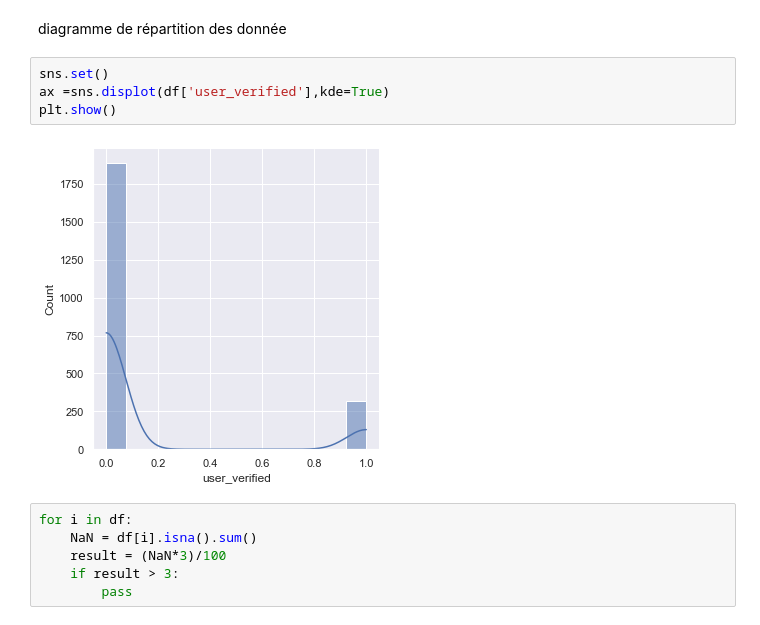
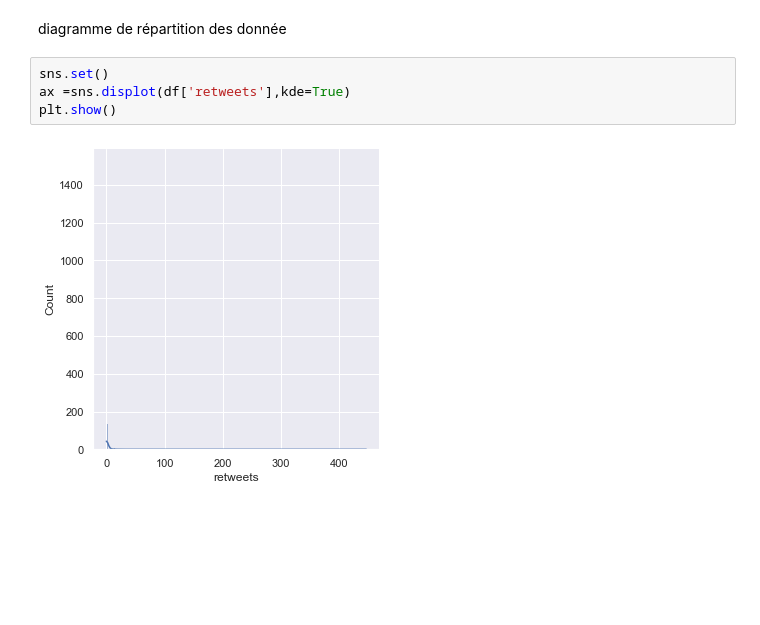
Before and after one commit to AdrienReymann/M1-IoT-H3Python, a Jupyter notebook: ml_template_api/ml/EDA.ipynb, the cells around one changed output. Drawn from its saved outputs; the diff is of its cells as text; blank space fills up the shorter version.

```diff
--- a/ml_template_api/ml/EDA.ipynb
+++ b/ml_template_api/ml/EDA.ipynb
@@ -37,13 +37,7 @@ df.isna()
 diagramme de répartition des donnée
 # %%
 sns.set()
-ax =sns.displot(df['user_verified'],kde=True)
+ax =sns.displot(df['retweets'],kde=True)
 plt.show()
 # %% [output]
-[figure, old version]
+[figure, new version]
-# %%
-for i in df:
-    NaN = df[i].isna().sum()
-    result = (NaN*3)/100
-    if result > 3:
-        pass
```
Also changed, not shown: parts of 3 cells of this notebook, 13 other files.
